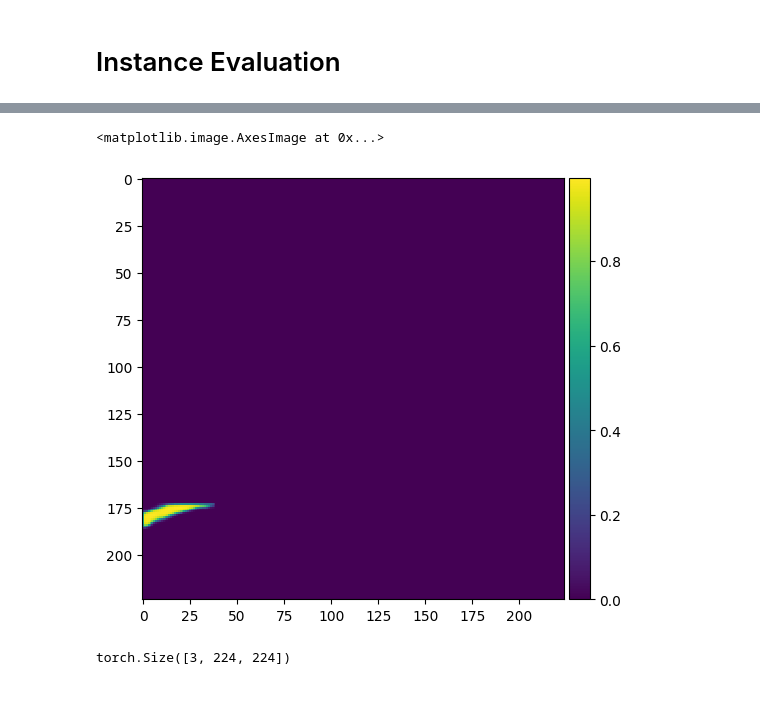
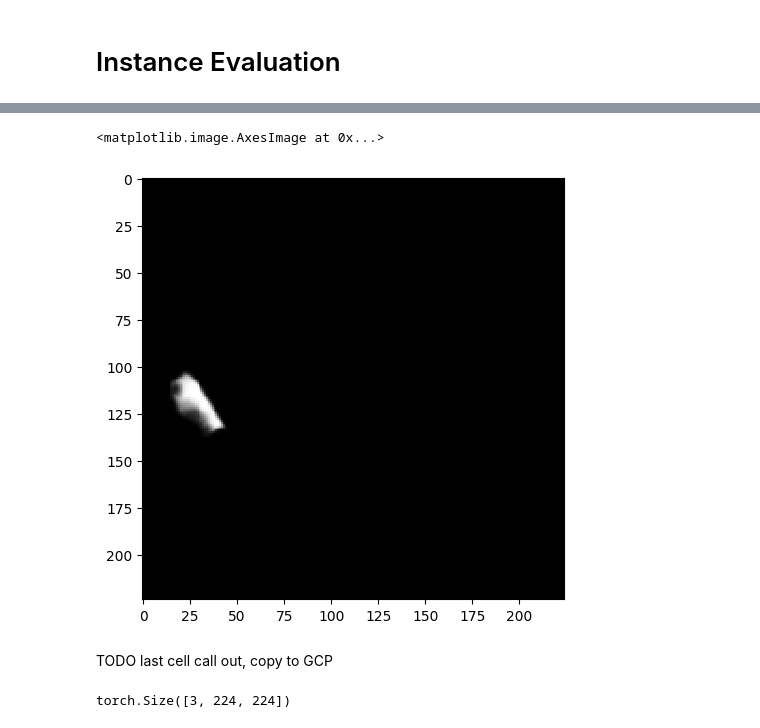
Before and after one commit to SkyTruth/cerulean-ml, a Jupyter notebook: notebooks/icevision_demo_cv2.ipynb, the cells around one changed output, grey strips where cells are left out. Drawn from its saved outputs; the diff is of its cells as text; code cells hidden in the pictures; blank space fills up the shorter version.

```diff
--- a/notebooks/icevision_demo_cv2.ipynb
+++ b/notebooks/icevision_demo_cv2.ipynb
@@ -141,7 +141,7 @@ infer_dl = model_type.infer_dl(valid_ds, batch_size=32, shuffle=False)
 # metrics = [IoUMetric(metric_type=IoUMetricType.mask)]
 
 model = model_type.model(backbone=backbone(pretrained=True), num_classes=num_classes)
-learner = model_type.fastai.learner(dls=[train_dl, valid_dl], model=model, cbs=SaveModelCallback(min_delta=.001)) # cbs=SaveModelCallback
+learner = model_type.fastai.learner(dls=[train_dl, valid_dl], model=model, cbs=SaveModelCallback(min_delta=.01)) # cbs=SaveModelCallback
 
 running_total_epochs = {}
 # %% [markdown]
@@ -284,8 +318,10 @@ skio.imshow(pred_list[0]['masks'][6,0,:,:].detach().cpu().numpy())
 # %%
-skio.imshow(pred_list[0]['masks'][5,0,:,:].detach().cpu().numpy())
+skio.imshow(pred_list[0]['masks'][0,0,:,:].detach().cpu().numpy())
 # %% [output]
 <matplotlib.image.AxesImage at 0x...>
-[figure, old version]
+[figure, new version]
+# %% [markdown]
+TODO last cell call out, copy to GCP
 # %%
 scripted_loaded = torch.jit.load(f"{experiment_dir}/scripting_cpu_{save_template}")
 # %%
```
Also changed, not shown: parts of 17 cells of this notebook, 8 other files.
